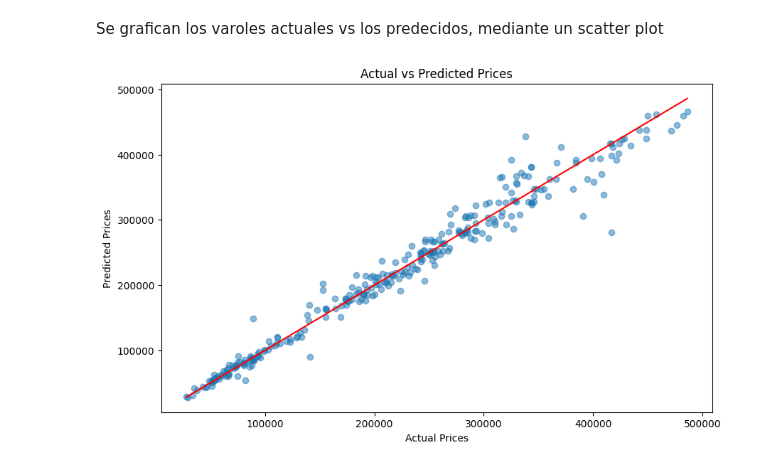
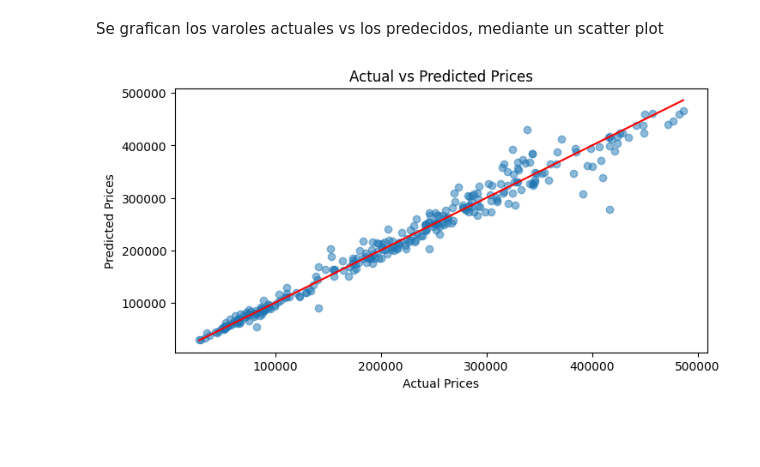
Before and after one commit to QuintoFelipe/Curso_Fundamentos, a Jupyter notebook: Trabajo final/Trabajo_final.ipynb, the cells around one changed output. Saved outputs shown, nothing was run; the diff lists cells and outputs as text; code cells hidden in the pictures; blank space fills up the shorter version.

```diff
--- a/Trabajo final/Trabajo_final.ipynb
+++ b/Trabajo final/Trabajo_final.ipynb
@@ -467,12 +451,12 @@ En promedio las prediciones difieren de las observaciones reales un 14.39%
 Se grafican los varoles actuales vs los predecidos, mediante un scatter plot
 # %%
 # Visualize the results: Actual vs. Predicted Prices
-plt.figure(figsize=(10, 6))
+plt.figure(figsize=(8, 4))
 plt.scatter(y_test, y_pred, alpha=0.5)
 plt.xlabel('Actual Prices')
 plt.ylabel('Predicted Prices')
 plt.title('Actual vs Predicted Prices')
 plt.plot([min(y_test), max(y_test)], [min(y_test), max(y_test)], color='red')  # Line for perfect prediction
 plt.show()
 # %% [output]
-[figure, old version]
+[figure, new version]
```
Also changed, not shown: parts of 7 cells of this notebook.
